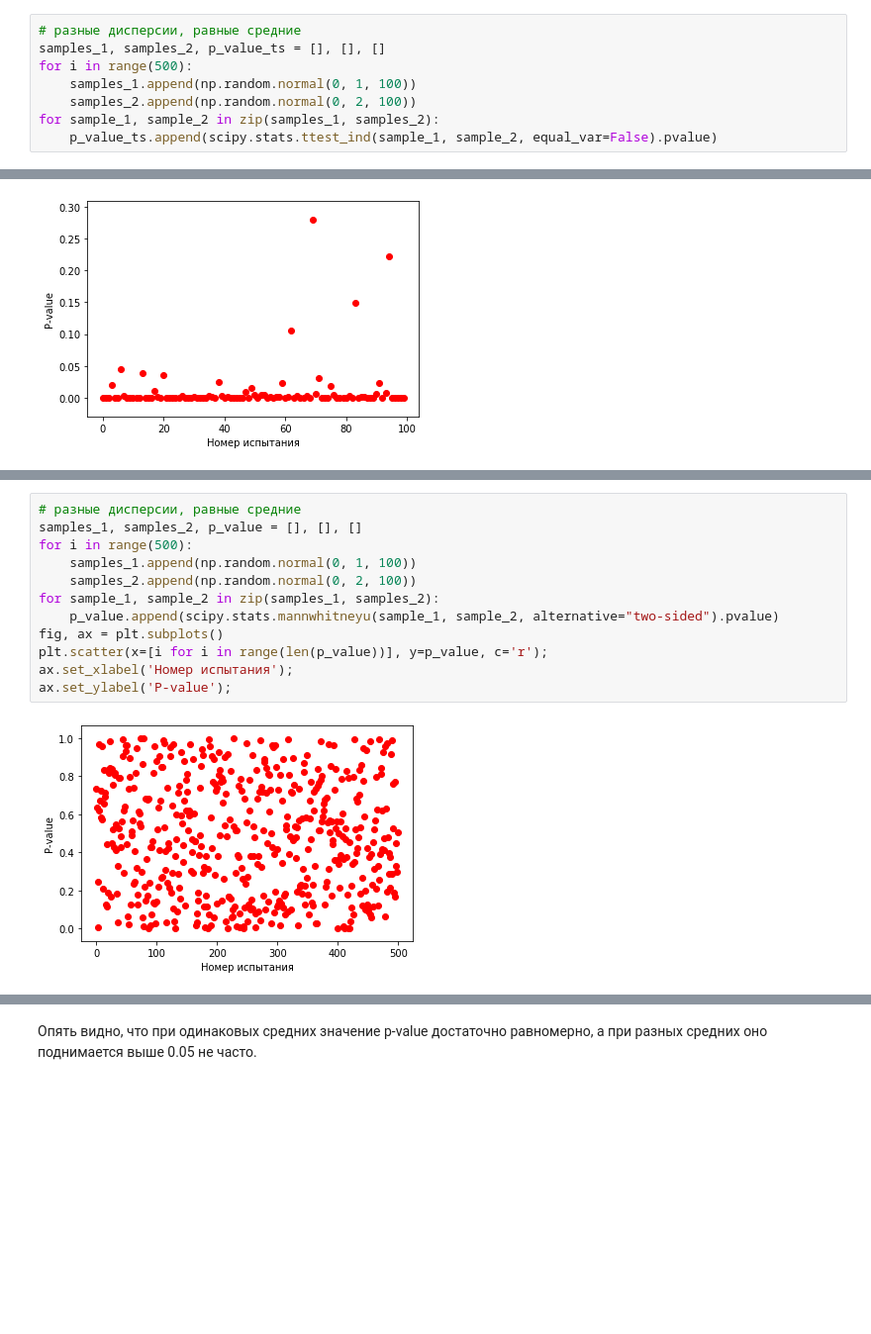
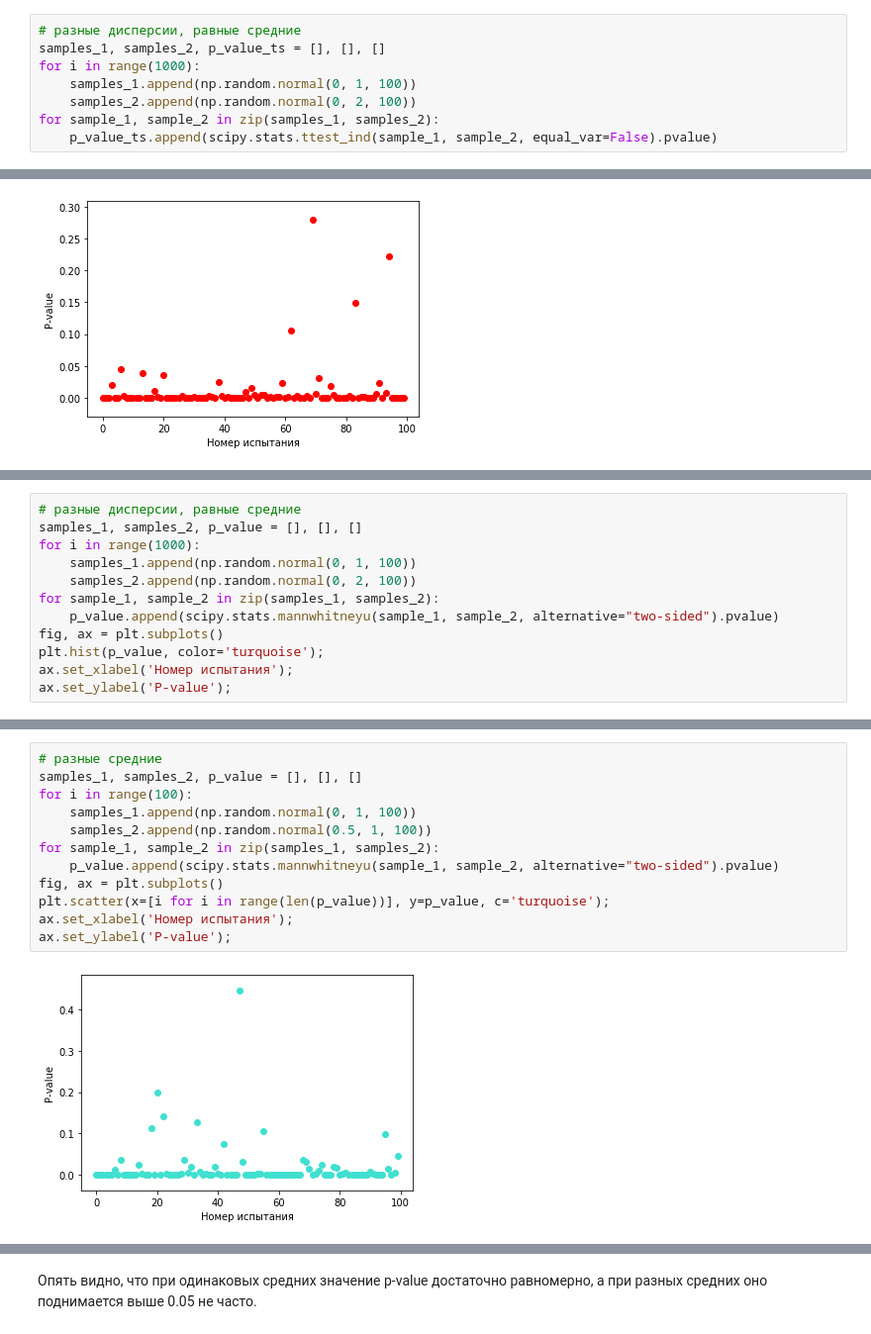
Before and after one commit to Vlada-Veselova/Statistics_HW_BI, a Jupyter notebook: Statistic_HW2_1.ipynb, the cells around one changed output, grey strips where cells are left out. Shown: that part at 99% size. Drawn from its saved outputs; the diff is of its cells as text; blank space fills up the shorter version.

```diff
--- a/Statistic_HW2_1.ipynb
+++ b/Statistic_HW2_1.ipynb
@@ -86,7 +86,7 @@ plt.ylabel('Мощность');
 # %%
 # разные дисперсии, равные средние
 samples_1, samples_2, p_value_ts = [], [], []
-for i in range(500):
+for i in range(1000):
     samples_1.append(np.random.normal(0, 1, 100))
     samples_2.append(np.random.normal(0, 2, 100))
 for sample_1, sample_2 in zip(samples_1, samples_2):
@@ -122,2 +120,14 @@ ax.set_ylabel('P-value');
 
 Проверим так же и критерий Mann-Witney:
+# %%
+# разные дисперсии, равные средние
+samples_1, samples_2, p_value = [], [], []
+for i in range(1000):
+    samples_1.append(np.random.normal(0, 1, 100))
+    samples_2.append(np.random.normal(0, 2, 100))
+for sample_1, sample_2 in zip(samples_1, samples_2):
+    p_value.append(scipy.stats.mannwhitneyu(sample_1, sample_2, alternative="two-sided").pvalue)
+fig, ax = plt.subplots()
+plt.hist(p_value, color='turquoise');
+ax.set_xlabel('Номер испытания');
+ax.set_ylabel('P-value');
@@ -124,14 +136,14 @@ ax.set_ylabel('P-value');
 # %%
-# разные дисперсии, равные средние
+# разные средние
 samples_1, samples_2, p_value = [], [], []
-for i in range(500):
+for i in range(100):
     samples_1.append(np.random.normal(0, 1, 100))
-    samples_2.append(np.random.normal(0, 2, 100))
+    samples_2.append(np.random.normal(0.5, 1, 100))
 for sample_1, sample_2 in zip(samples_1, samples_2):
     p_value.append(scipy.stats.mannwhitneyu(sample_1, sample_2, alternative="two-sided").pvalue)
 fig, ax = plt.subplots()
-plt.scatter(x=[i for i in range(len(p_value))], y=p_value, c='r');
+plt.scatter(x=[i for i in range(len(p_value))], y=p_value, c='turquoise');
 ax.set_xlabel('Номер испытания');
 ax.set_ylabel('P-value');
 # %% [output]
-[figure, old version]
+[figure, new version]
```
Also changed, not shown: parts of 4 cells of this notebook.
